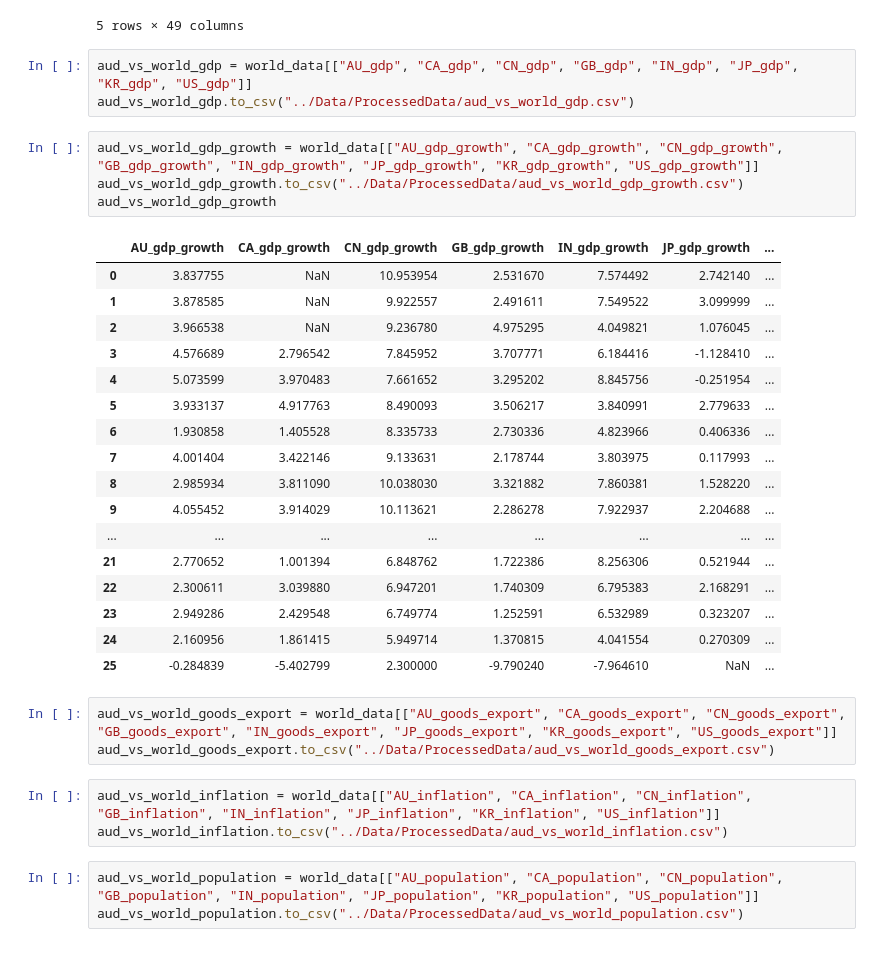
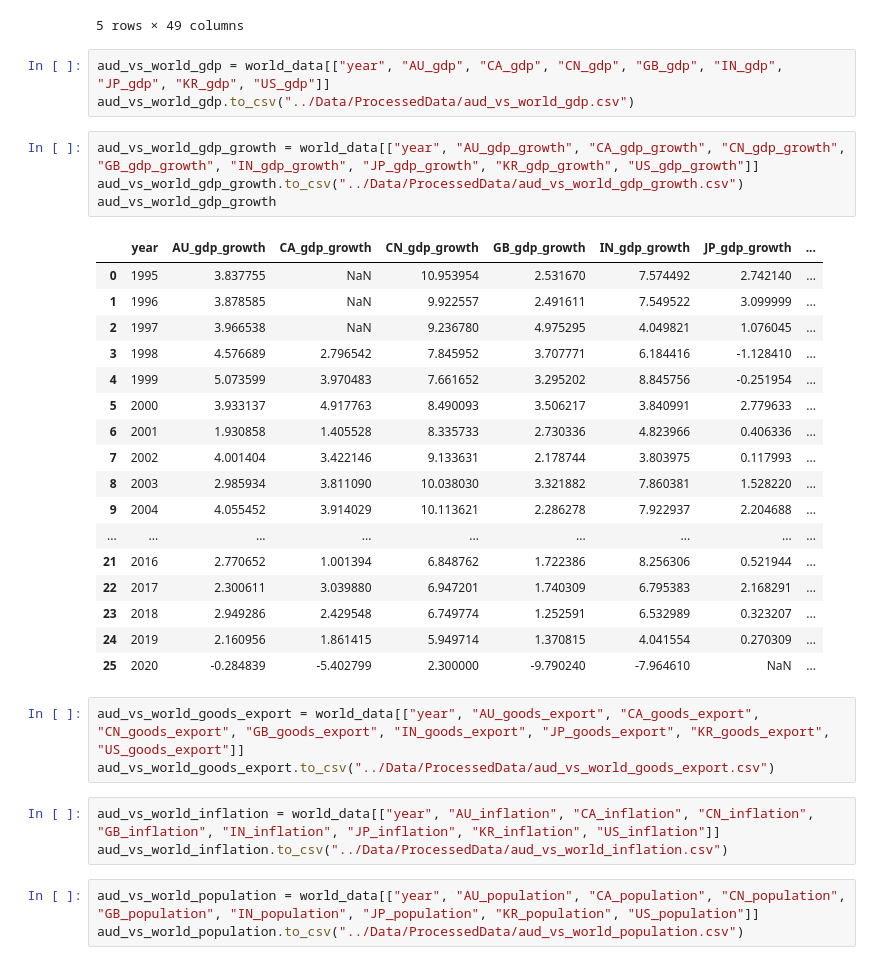
Before and after one commit to TribThapa/AustralianEconomyAnalysis, a Jupyter notebook: Code/Economy.ipynb, the cells around one changed output. Saved outputs shown, nothing was run; the diff lists cells and outputs as text.

Commit message:
CleanedWorldBankAPI_AddedYear

```diff
--- a/Code/Economy.ipynb
+++ b/Code/Economy.ipynb
@@ -146,36 +146,36 @@ world_data.head()
 | 4 | 1999 | 3.886082e+11 | 5.073599 | 5.602984e+10 | 1.483129 | -1.188279e+10 | 18926000.0 | 6.784100e+11 | ... |
 5 rows × 49 columns
 # %%
-aud_vs_world_gdp = world_data[["AU_gdp", "CA_gdp", "CN_gdp", "GB_gdp", "IN_gdp", "JP_gdp", "KR_gdp", "US_gdp"]]
+aud_vs_world_gdp = world_data[["year", "AU_gdp", "CA_gdp", "CN_gdp", "GB_gdp", "IN_gdp", "JP_gdp", "KR_gdp", "US_gdp"]]
 aud_vs_world_gdp.to_csv("../Data/ProcessedData/aud_vs_world_gdp.csv")
 # %%
-aud_vs_world_gdp_growth = world_data[["AU_gdp_growth", "CA_gdp_growth", "CN_gdp_growth", "GB_gdp_growth", "IN_gdp_growth", "JP_gdp_growth", "KR_gdp_growth", "US_gdp_growth"]]
+aud_vs_world_gdp_growth = world_data[["year", "AU_gdp_growth", "CA_gdp_growth", "CN_gdp_growth", "GB_gdp_growth", "IN_gdp_growth", "JP_gdp_growth", "KR_gdp_growth", "US_gdp_growth"]]
 aud_vs_world_gdp_growth.to_csv("../Data/ProcessedData/aud_vs_world_gdp_growth.csv")
 aud_vs_world_gdp_growth
 # %% [output]
-|  | AU_gdp_growth | CA_gdp_growth | CN_gdp_growth | GB_gdp_growth | IN_gdp_growth | JP_gdp_growth | ... |
-| 0 | 3.837755 | NaN | 10.953954 | 2.531670 | 7.574492 | 2.742140 | ... |
-| 1 | 3.878585 | NaN | 9.922557 | 2.491611 | 7.549522 | 3.099999 | ... |
-| 2 | 3.966538 | NaN | 9.236780 | 4.975295 | 4.049821 | 1.076045 | ... |
-| 3 | 4.576689 | 2.796542 | 7.845952 | 3.707771 | 6.184416 | -1.128410 | ... |
-| 4 | 5.073599 | 3.970483 | 7.661652 | 3.295202 | 8.845756 | -0.251954 | ... |
-| 5 | 3.933137 | 4.917763 | 8.490093 | 3.506217 | 3.840991 | 2.779633 | ... |
-| 6 | 1.930858 | 1.405528 | 8.335733 | 2.730336 | 4.823966 | 0.406336 | ... |
-| 7 | 4.001404 | 3.422146 | 9.133631 | 2.178744 | 3.803975 | 0.117993 | ... |
-| 8 | 2.985934 | 3.811090 | 10.038030 | 3.321882 | 7.860381 | 1.528220 | ... |
-| 9 | 4.055452 | 3.914029 | 10.113621 | 2.286278 | 7.922937 | 2.204688 | ... |
-| ... | ... | ... | ... | ... | ... | ... | ... |
-| 21 | 2.770652 | 1.001394 | 6.848762 | 1.722386 | 8.256306 | 0.521944 | ... |
-| 22 | 2.300611 | 3.039880 | 6.947201 | 1.740309 | 6.795383 | 2.168291 | ... |
-| 23 | 2.949286 | 2.429548 | 6.749774 | 1.252591 | 6.532989 | 0.323207 | ... |
-| 24 | 2.160956 | 1.861415 | 5.949714 | 1.370815 | 4.041554 | 0.270309 | ... |
-| 25 | -0.284839 | -5.402799 | 2.300000 | -9.790240 | -7.964610 | NaN | ... |
+|  | year | AU_gdp_growth | CA_gdp_growth | CN_gdp_growth | GB_gdp_growth | IN_gdp_growth | JP_gdp_growth | ... |
+| 0 | 1995 | 3.837755 | NaN | 10.953954 | 2.531670 | 7.574492 | 2.742140 | ... |
+| 1 | 1996 | 3.878585 | NaN | 9.922557 | 2.491611 | 7.549522 | 3.099999 | ... |
+| 2 | 1997 | 3.966538 | NaN | 9.236780 | 4.975295 | 4.049821 | 1.076045 | ... |
+| 3 | 1998 | 4.576689 | 2.796542 | 7.845952 | 3.707771 | 6.184416 | -1.128410 | ... |
+| 4 | 1999 | 5.073599 | 3.970483 | 7.661652 | 3.295202 | 8.845756 | -0.251954 | ... |
+| 5 | 2000 | 3.933137 | 4.917763 | 8.490093 | 3.506217 | 3.840991 | 2.779633 | ... |
+| 6 | 2001 | 1.930858 | 1.405528 | 8.335733 | 2.730336 | 4.823966 | 0.406336 | ... |
+| 7 | 2002 | 4.001404 | 3.422146 | 9.133631 | 2.178744 | 3.803975 | 0.117993 | ... |
+| 8 | 2003 | 2.985934 | 3.811090 | 10.038030 | 3.321882 | 7.860381 | 1.528220 | ... |
+| 9 | 2004 | 4.055452 | 3.914029 | 10.113621 | 2.286278 | 7.922937 | 2.204688 | ... |
+| ... | ... | ... | ... | ... | ... | ... | ... | ... |
+| 21 | 2016 | 2.770652 | 1.001394 | 6.848762 | 1.722386 | 8.256306 | 0.521944 | ... |
+| 22 | 2017 | 2.300611 | 3.039880 | 6.947201 | 1.740309 | 6.795383 | 2.168291 | ... |
+| 23 | 2018 | 2.949286 | 2.429548 | 6.749774 | 1.252591 | 6.532989 | 0.323207 | ... |
+| 24 | 2019 | 2.160956 | 1.861415 | 5.949714 | 1.370815 | 4.041554 | 0.270309 | ... |
+| 25 | 2020 | -0.284839 | -5.402799 | 2.300000 | -9.790240 | -7.964610 | NaN | ... |
 # %%
-aud_vs_world_goods_export = world_data[["AU_goods_export", "CA_goods_export", "CN_goods_export", "GB_goods_export", "IN_goods_export", "JP_goods_export", "KR_goods_export", "US_goods_export"]]
+aud_vs_world_goods_export = world_data[["year", "AU_goods_export", "CA_goods_export", "CN_goods_export", "GB_goods_export", "IN_goods_export", "JP_goods_export", "KR_goods_export", "US_goods_export"]]
 aud_vs_world_goods_export.to_csv("../Data/ProcessedData/aud_vs_world_goods_export.csv")
 # %%
-aud_vs_world_inflation = world_data[["AU_inflation", "CA_inflation", "CN_inflation", "GB_inflation", "IN_inflation", "JP_inflation", "KR_inflation", "US_inflation"]]
+aud_vs_world_inflation = world_data[["year", "AU_inflation", "CA_inflation", "CN_inflation", "GB_inflation", "IN_inflation", "JP_inflation", "KR_inflation", "US_inflation"]]
 aud_vs_world_inflation.to_csv("../Data/ProcessedData/aud_vs_world_inflation.csv")
 # %%
-aud_vs_world_population = world_data[["AU_population", "CA_population", "CN_population", "GB_population", "IN_population", "JP_population", "KR_population", "US_population"]]
+aud_vs_world_population = world_data[["year", "AU_population", "CA_population", "CN_population", "GB_population", "IN_population", "JP_population", "KR_population", "US_population"]]
 aud_vs_world_population.to_csv("../Data/ProcessedData/aud_vs_world_population.csv")
```
Also changed, not shown: 6 other files.
